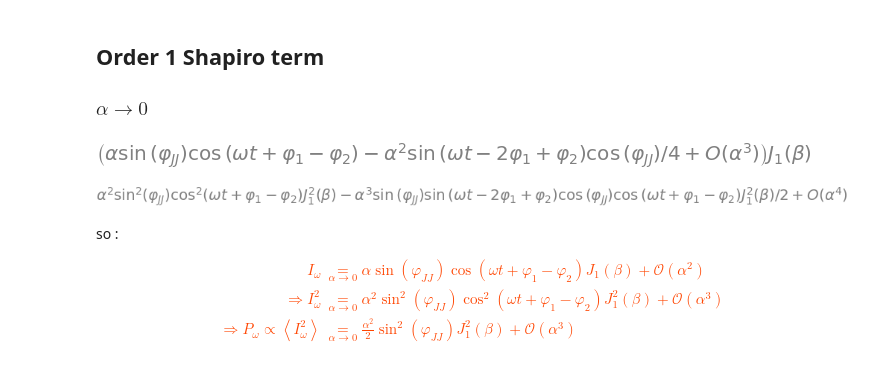
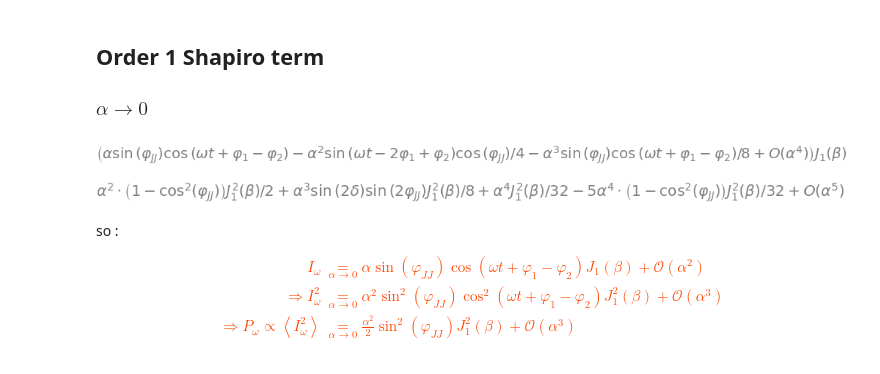
Before and after one commit to MechanicalPenguin225/phi0-notebooks, a Jupyter notebook: Multi_Shapiro_Symbolic.ipynb, the cells around one changed output. Cells and saved outputs as stored; diff of their text form; code cells hidden in the pictures.

Commit message:
bigger orders on powe expansions for small alpha and beta

```diff
--- a/Multi_Shapiro_Symbolic.ipynb
+++ b/Multi_Shapiro_Symbolic.ipynb
@@ -97,26 +97,47 @@ contract_trig_sums(im(p_0))
 ### $\alpha \rightarrow 0$
 # %%
 l = 1
-order = 2
+order = 3
 
 bessels = bessel_terms(l, order)
 
 p_1 = freq_component_complex(l, order)
 p_1 = s.collect(p_1, bessels)
 p_1_real = im(p_1)
 #p_1_real = sub_for_delta(p_1_real)
 #p_1_real = contract_trig_sums(p_1_real)
-p_1_limalpha = p_1_real.series(alpha, 0, 3)
+p_1_limalpha = p_1_real.series(alpha, 0, 4)
 p_1_limalpha = contract_trig_sums(TR10i(s.collect(p_1_limalpha, s.besselj(1, beta))))
 p_1_limalpha
 #print(s.latex(p_1_limalpha))
 # %% [output]
-[figure, old version]
+[figure, new version]
 # %%
+from sympy.simplify.fu import fu, TR6
 isquared = s.expand(p_1_limalpha**2)
-isquared
+isquared = s.expand_trig(isquared)
+isquared = s.expand(isquared)
+# that we factor beta, bessel functions and time-dep sines and cosines
+for expr in [s.sin(omega*t), s.cos(omega*t)]:
+    isquared = s.collect(isquared,expr)
+
+# we simulate time averaging by substituting sin² and cos² of omega*t by 1/2, and sin*cos by 0
+isquared = isquared.subs([(s.cos(omega*t)**2, s.Rational(1,2)), (s.sin(omega*t)**2, s.Rational(1,2))])
+
+isquared = s.expand(isquared)
+isquared = s.collect(isquared, s.sin(omega*t)*s.cos(omega*t))
+isquared = isquared.subs(s.sin(omega*t)*s.cos(omega*t), 0)
+
+for expr in [alpha, s.besselj(1, beta), s.sin(phi_JJ), s.cos(phi_JJ)]:
+    isquared = s.collect(isquared,expr)
+
+isquared = fu(isquared)
+isquared = sub_for_delta(isquared)
+isquared = contract_trig_sums(isquared)
+
+isquared.subs(s.cos(2*phi_JJ), 2*s.cos(phi_JJ)**2 - 1)
 # %% [output]
-[figure, old version]
+[figure, new version]
 # %% [markdown]
 so :
 
```
Also changed, not shown: parts of 2 cells of this notebook.
